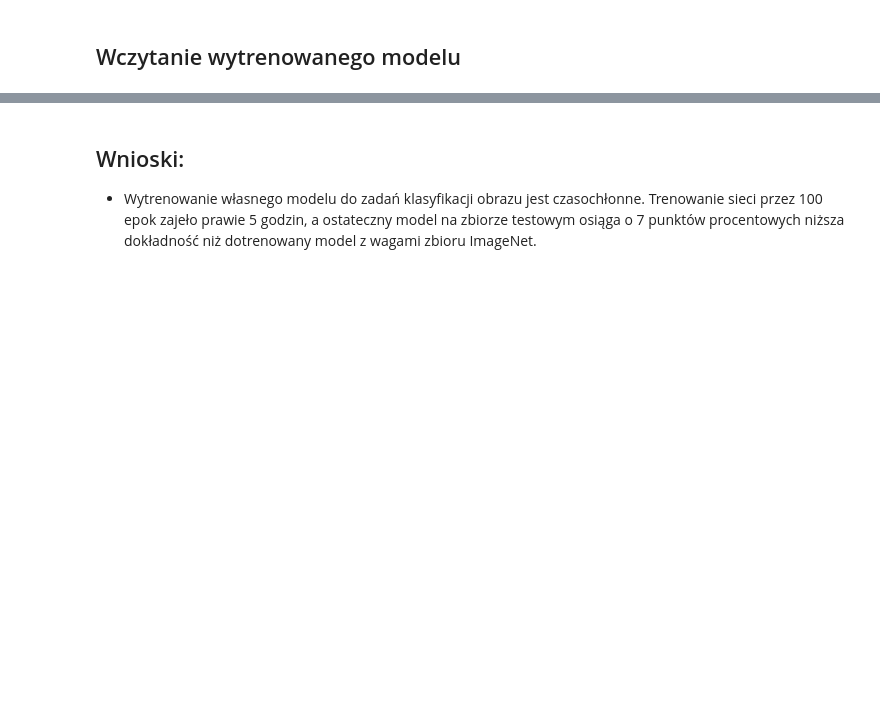
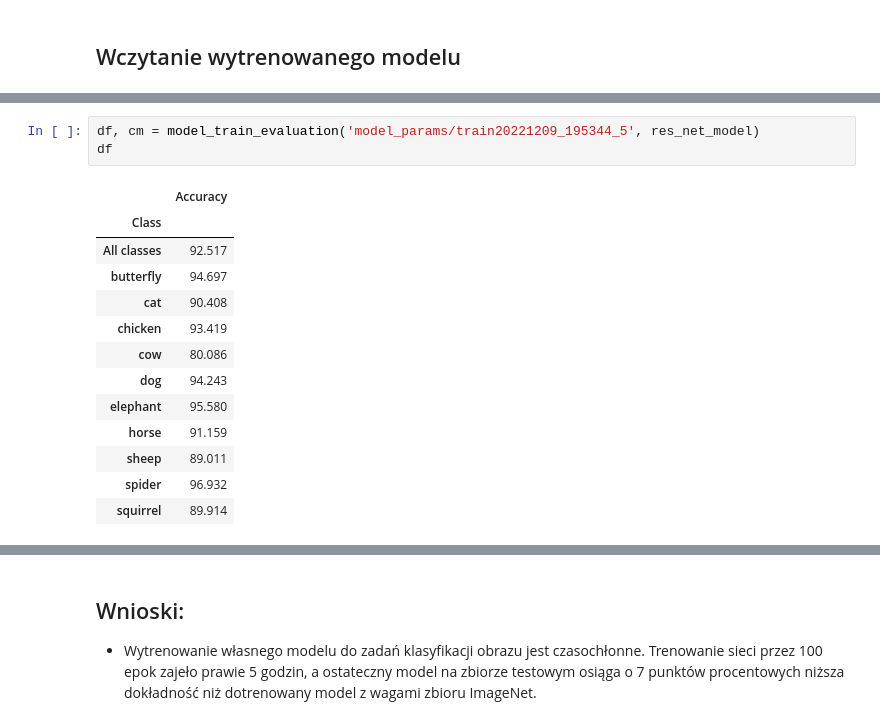
Before and after one commit to CptQuak/projekt_um_imagerec, a Jupyter notebook: przyklad_plotu.ipynb, the cells around one changed output, grey strips where cells are left out. Drawn from its saved outputs; the diff is of its cells as text; blank space fills up the shorter version.

```diff
--- a/przyklad_plotu.ipynb
+++ b/przyklad_plotu.ipynb
@@ -158,0 +161,17 @@ array([[ 466,    6,    5,    3,    8,    1,    3,    1,   30,    5],
+# %%
+df, cm = model_train_evaluation('model_params/train20221209_195344_5', res_net_model)
+df
+# %% [output]
+|  | Accuracy |
+| Class |  |
+| All classes | 92.517 |
+| butterfly | 94.697 |
+| cat | 90.408 |
+| chicken | 93.419 |
+| cow | 80.086 |
+| dog | 94.243 |
+| elephant | 95.580 |
+| horse | 91.159 |
+| sheep | 89.011 |
+| spider | 96.932 |
+| squirrel | 89.914 |
```
Also changed, not shown: parts of 5 cells of this notebook, 2 other files.
